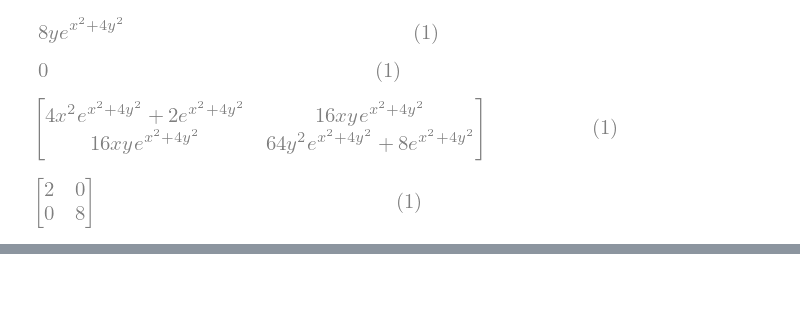
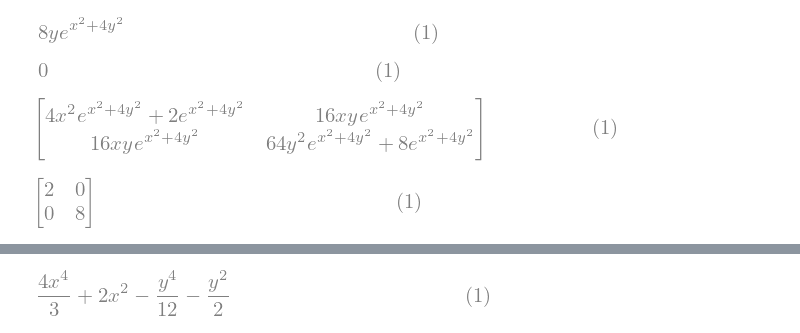
Before and after one commit to intuitionofmind/Visual-Differential-Geometry-and-Forms, a Jupyter notebook: python_notebooks/act3.ipynb, the cells around one changed output, grey strips where cells are left out. Drawn from its saved outputs; the diff is of its cells as text; code cells hidden in the pictures; blank space fills up the shorter version.

```diff
--- a/python_notebooks/act3.ipynb
+++ b/python_notebooks/act3.ipynb
@@ -106,0 +148,9 @@ display(h, value)
+# %%
+x, y, z = sp.symbols(r"x,y,z", real=True)
+
+f = sp.log(sp.cos(y)) - sp.log(sp.cos(2*x))
+taylor_expansion = f.series(x, 0.0, 6).removeO().series(y, 0.0, 6).removeO()
+
+display(expand(taylor_expansion))
+# %% [output]
+[figure, added]
```
Also changed, not shown: parts of 2 cells of this notebook.
